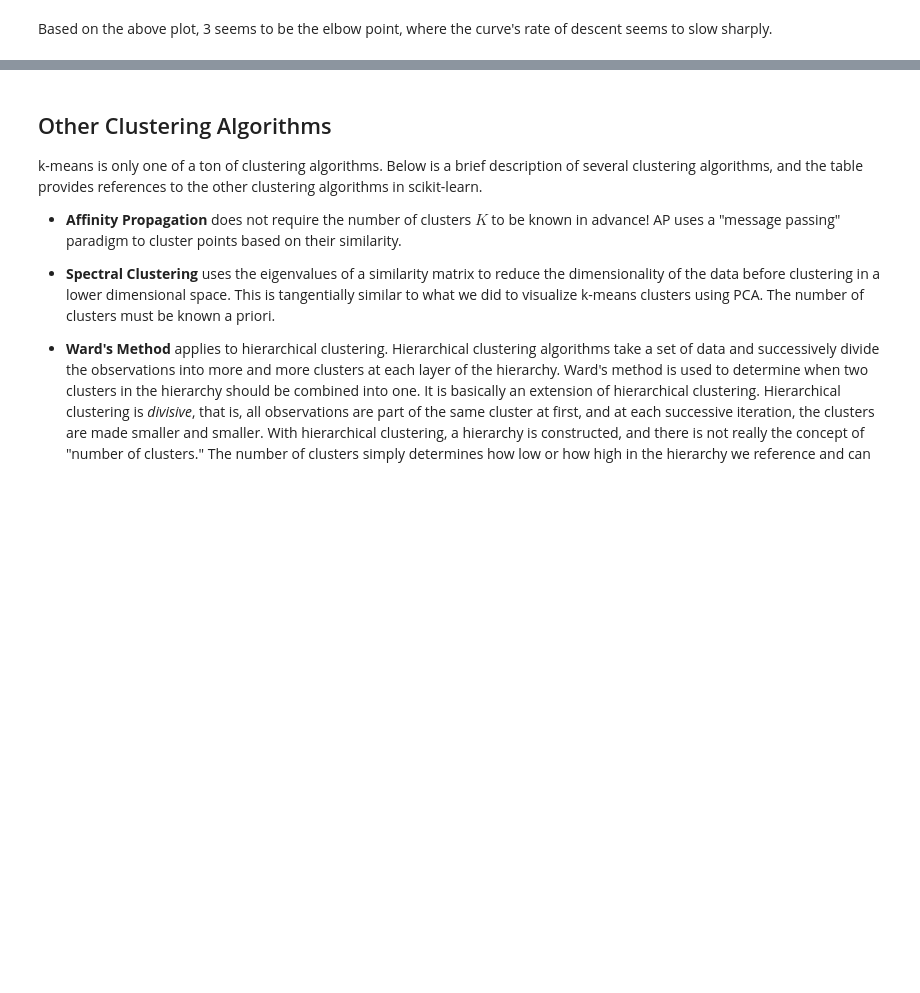
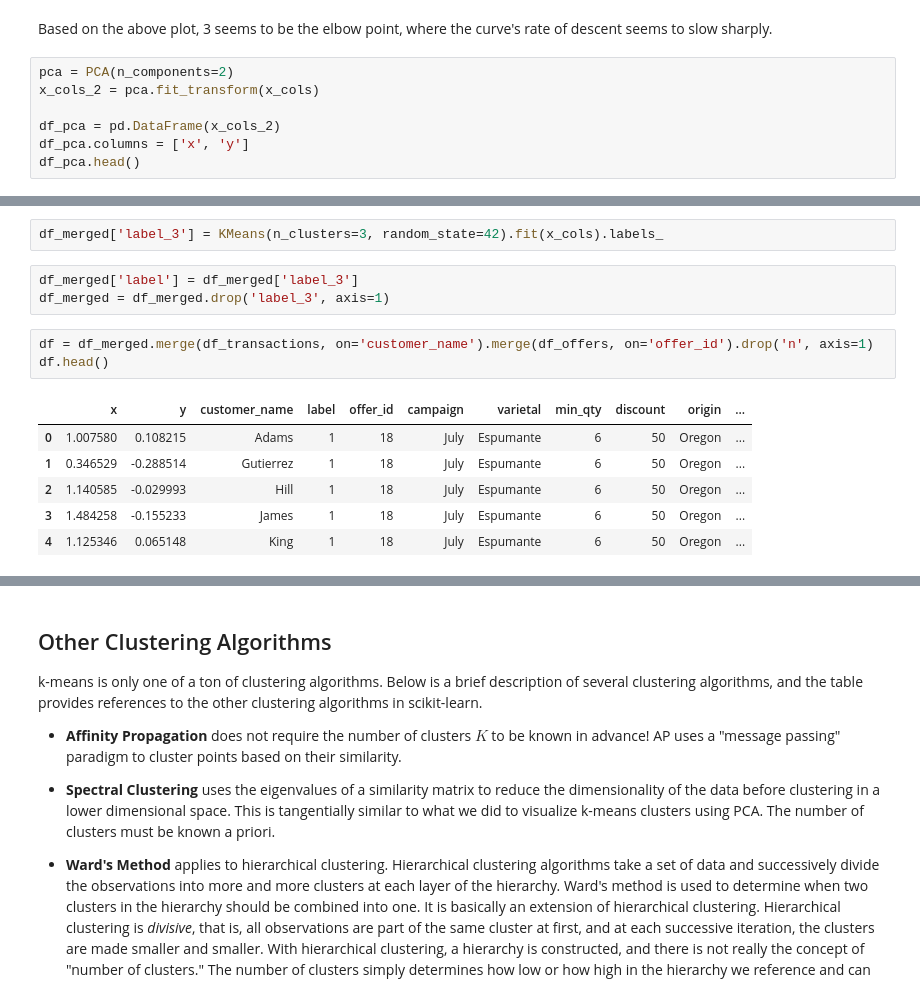
Before and after one commit to yusufarslanpolat/Springboard, a Jupyter notebook: modelling/clustering/Mini_Project_Clustering.ipynb, the cells around one changed output, grey strips where cells are left out. Saved outputs shown, nothing was run; the diff lists cells and outputs as text; blank space fills up the shorter version.

```diff
--- a/modelling/clustering/Mini_Project_Clustering.ipynb
+++ b/modelling/clustering/Mini_Project_Clustering.ipynb
@@ -382,3 +365,10 @@ plt.show()
 [figure]
 # %% [markdown]
 Based on the above plot, 3 seems to be the elbow point, where the curve's rate of descent seems to slow sharply.
+# %%
+pca = PCA(n_components=2)
+x_cols_2 = pca.fit_transform(x_cols)
+
+df_pca = pd.DataFrame(x_cols_2)
+df_pca.columns = ['x', 'y']
+df_pca.head()
@@ -384,0 +395,15 @@ Based on the above plot, 3 seems to be the elbow point, where the curve's rate o
+# %%
+df_merged['label_3'] = KMeans(n_clusters=3, random_state=42).fit(x_cols).labels_
+# %%
+df_merged['label'] = df_merged['label_3']
+df_merged = df_merged.drop('label_3', axis=1)
+# %%
+df = df_merged.merge(df_transactions, on='customer_name').merge(df_offers, on='offer_id').drop('n', axis=1)
+df.head()
+# %% [output]
+|  | x | y | customer_name | label | offer_id | campaign | varietal | min_qty | discount | origin | ... |
+| 0 | 1.007580 | 0.108215 | Adams | 1 | 18 | July | Espumante | 6 | 50 | Oregon | ... |
+| 1 | 0.346529 | -0.288514 | Gutierrez | 1 | 18 | July | Espumante | 6 | 50 | Oregon | ... |
+| 2 | 1.140585 | -0.029993 | Hill | 1 | 18 | July | Espumante | 6 | 50 | Oregon | ... |
+| 3 | 1.484258 | -0.155233 | James | 1 | 18 | July | Espumante | 6 | 50 | Oregon | ... |
+| 4 | 1.125346 | 0.065148 | King | 1 | 18 | July | Espumante | 6 | 50 | Oregon | ... |
```
Also changed, not shown: parts of 9 cells of this notebook.
